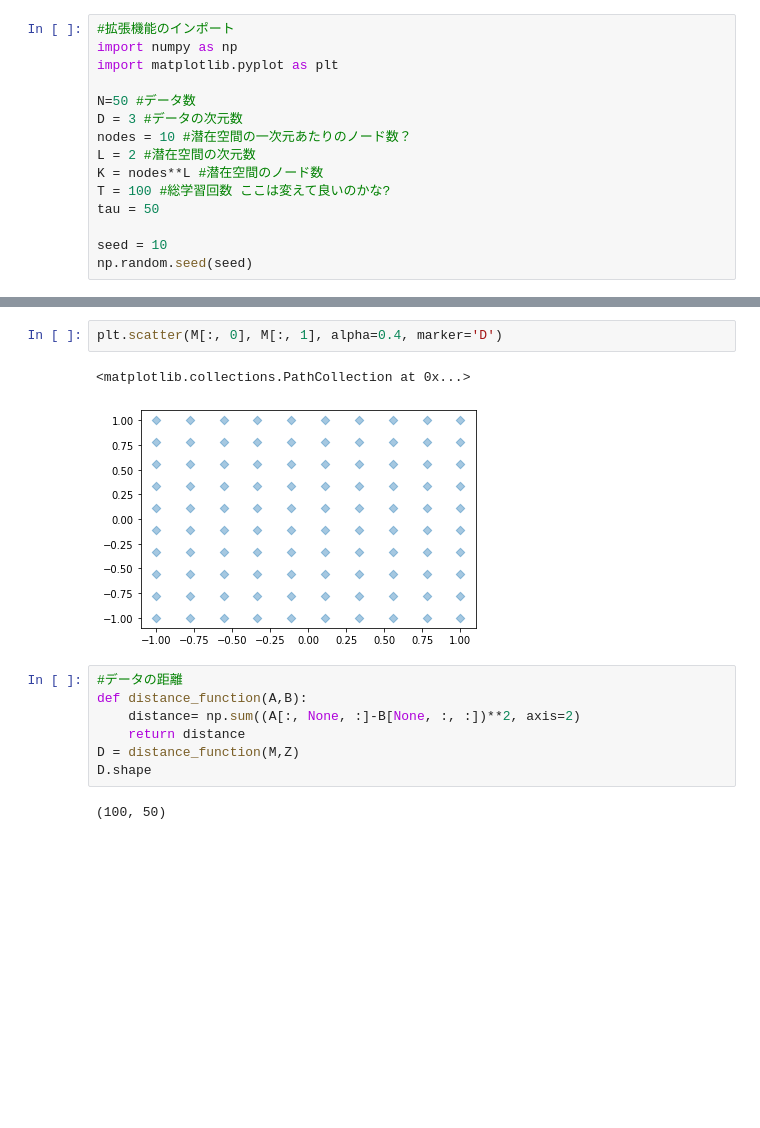
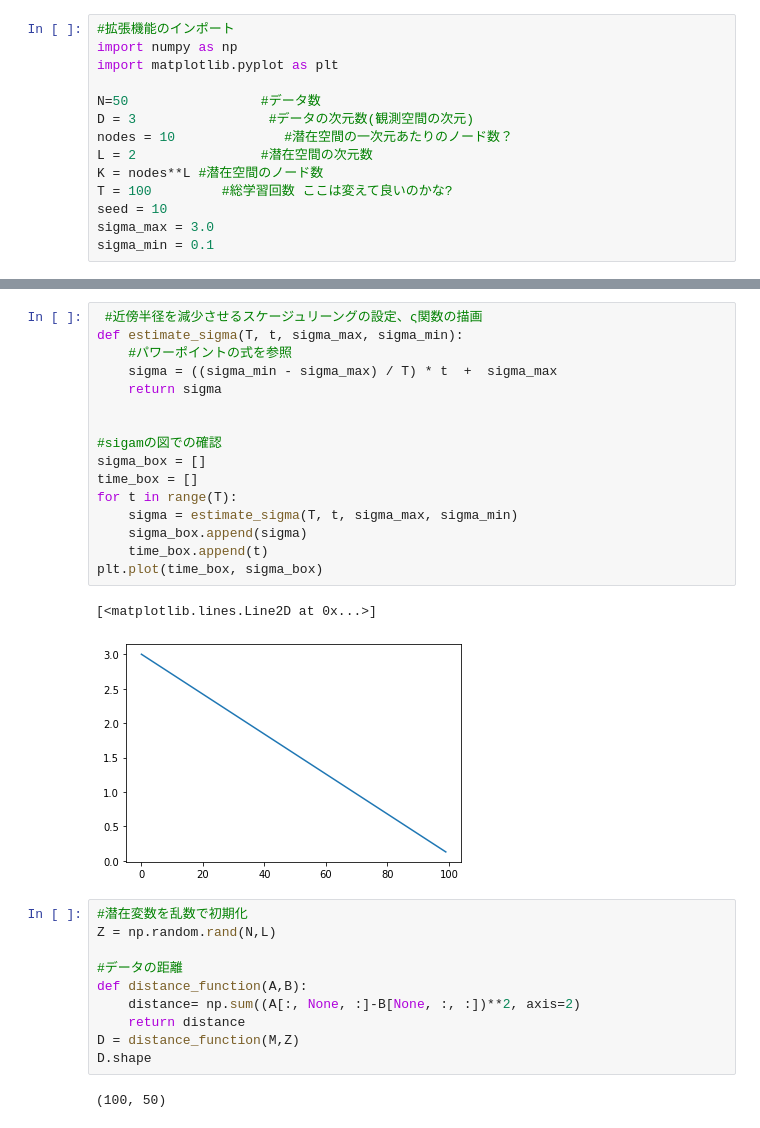
Before and after one commit to furukawa-laboratory/rookies_workout_2021, a Jupyter notebook: som/ando_som_training.ipynb, the cells around one changed output, grey strips where cells are left out. Drawn from its saved outputs; the diff is of its cells as text; blank space fills up the shorter version.

```diff
--- a/som/ando_som_training.ipynb
+++ b/som/ando_som_training.ipynb
@@ -3,14 +3,13 @@
 import numpy as np
 import matplotlib.pyplot as plt
 
-N=50 #データ数
-D = 3 #データの次元数
-nodes = 10 #潜在空間の一次元あたりのノード数？
-L = 2 #潜在空間の次元数
+N=50                 #データ数
+D = 3                 #データの次元数(観測空間の次元)
+nodes = 10              #潜在空間の一次元あたりのノード数？
+L = 2                #潜在空間の次元数
 K = nodes**L #潜在空間のノード数
-T = 100 #総学習回数 ここは変えて良いのかな?
-tau = 50
-
+T = 100         #総学習回数 ここは変えて良いのかな?
 seed = 10
-np.random.seed(seed)
+sigma_max = 3.0
+sigma_min = 0.1
 # %%
@@ -57,9 +55,26 @@ M.shape
-# %%
-plt.scatter(M[:, 0], M[:, 1], alpha=0.4, marker='D')
-# %% [output]
-<matplotlib.collections.PathCollection at 0x...>
-[figure, removed]
+# %%
+ #近傍半径を減少させるスケージュリーングの設定、ς関数の描画
+def estimate_sigma(T, t, sigma_max, sigma_min):
+    #パワーポイントの式を参照
+    sigma = ((sigma_min - sigma_max) / T) * t  +  sigma_max
+    return sigma
+
+
+#sigamの図での確認
+sigma_box = []
+time_box = []
+for t in range(T):
+    sigma = estimate_sigma(T, t, sigma_max, sigma_min)
+    sigma_box.append(sigma)
+    time_box.append(t)
+plt.plot(time_box, sigma_box)
+# %% [output]
+[<matplotlib.lines.Line2D at 0x...>]
+[figure, added]
 # %%
+#潜在変数を乱数で初期化
+Z = np.random.rand(N,L)
+
 #データの距離
 def distance_function(A,B):
     distance= np.sum((A[:, None, :]-B[None, :, :])**2, axis=2)
```
Also changed, not shown: parts of 13 cells of this notebook.
